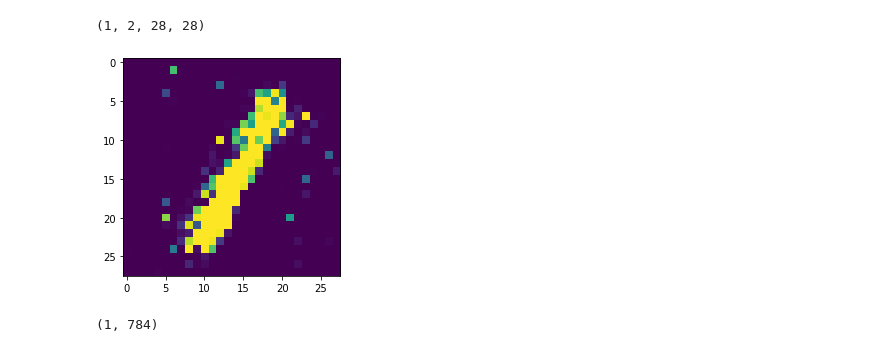
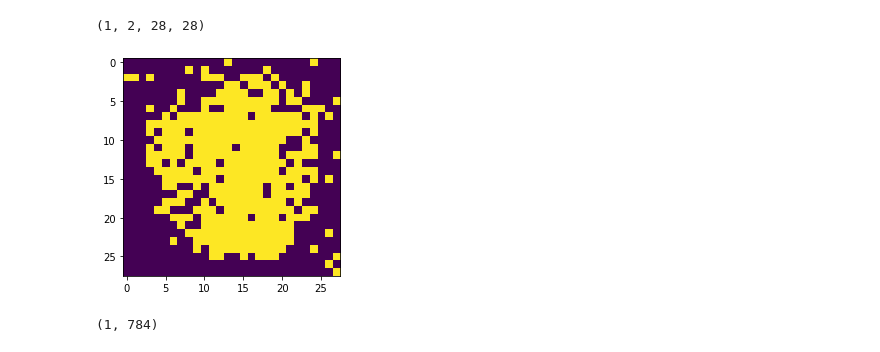
Before and after one commit to tudelft-eemcs-dml/KubeAsynDGAN-Group-13, a Jupyter notebook: create_mnist_dataset.ipynb, the cells around one changed output. Drawn from its saved outputs; the diff is of its cells as text; code cells hidden in the pictures.

```diff
--- a/create_mnist_dataset.ipynb
+++ b/create_mnist_dataset.ipynb
@@ -88,7 +88,7 @@ plt.show()
 # %% [output]
 [figure]
 # %%
-PATH = "generator_model_test"
+PATH = "generator_model_test_INIT_EPOCH_0"
 G = Generator(g_input_dim = 100, g_output_dim = 784).to(device)
 G.load_state_dict(torch.load(PATH))
 G.eval()
@@ -127,10 +127,10 @@ x_train[0].shape
 (1, 2, 28, 28)
 # %%
 import matplotlib.pyplot as plt
-plt.imshow(x_train[0][0][0])
+plt.imshow(x_train[100][0][0])
 plt.show()
 # %% [output]
-[figure, old version]
+[figure, new version]
 # %%
 # np.save("x_real", x_real)
 np.save("x_fake", x_fake)
```
Also changed, not shown: 4 other files.
